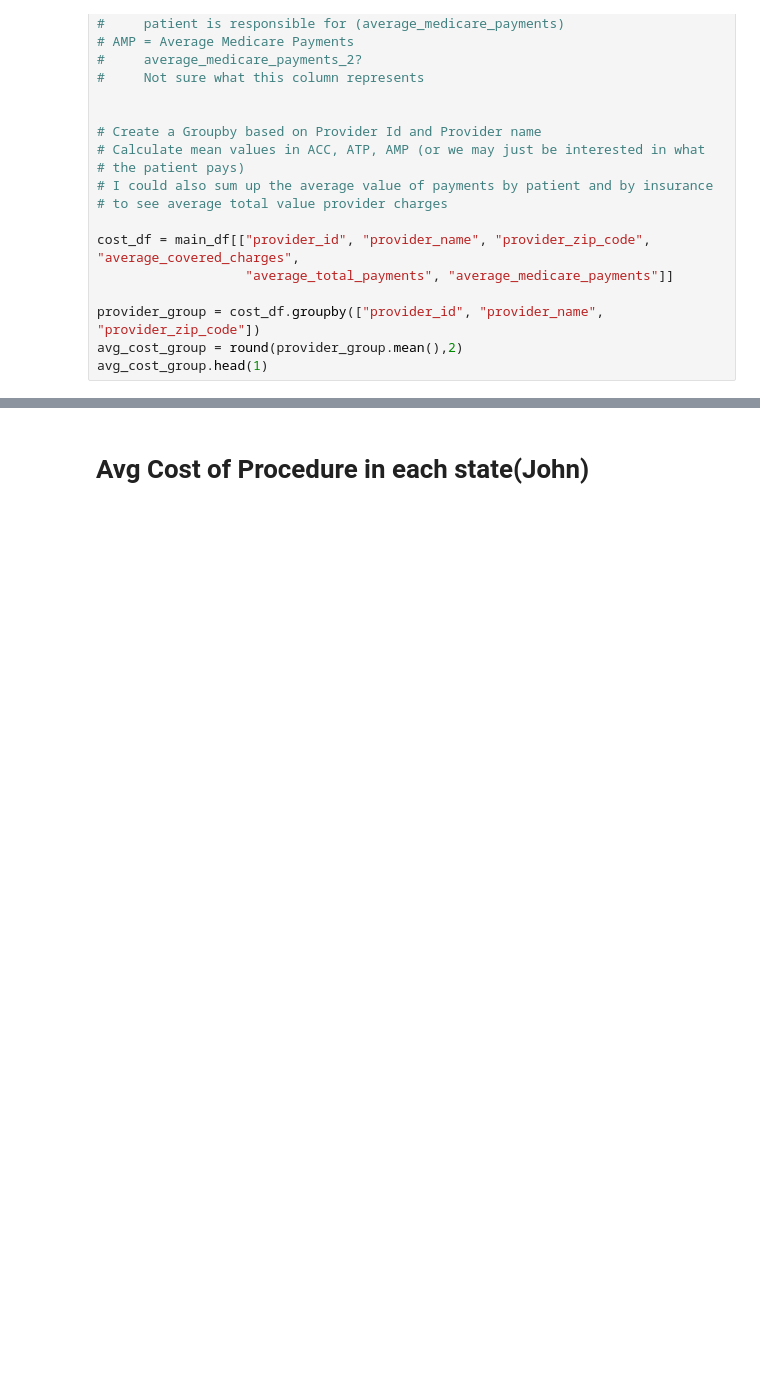
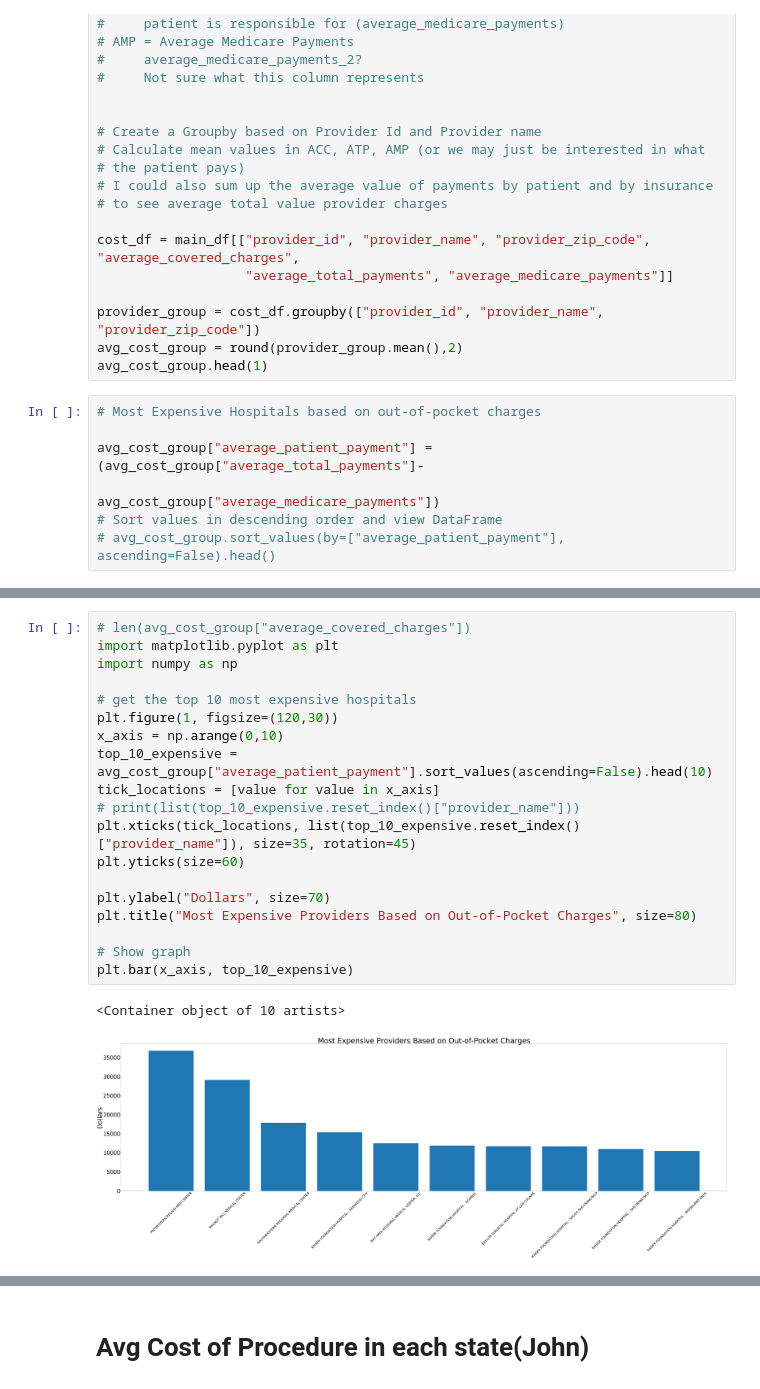
Before and after one commit to jwarlop/BC_Proj001, a Jupyter notebook: main.ipynb, the cells around one changed output, grey strips where cells are left out. Cells and saved outputs as stored; diff of their text form; blank space fills up the shorter version.

```diff
--- a/main.ipynb
+++ b/main.ipynb
@@ -127,3 +127,10 @@ cost_df = main_df[["provider_id", "provider_name", "provider_zip_code", "average
 provider_group = cost_df.groupby(["provider_id", "provider_name", "provider_zip_code"])
 avg_cost_group = round(provider_group.mean(),2)
 avg_cost_group.head(1)
+# %%
+# Most Expensive Hospitals based on out-of-pocket charges
+
+avg_cost_group["average_patient_payment"] = (avg_cost_group["average_total_payments"]-
+                                             avg_cost_group["average_medicare_payments"])
+# Sort values in descending order and view DataFrame
+# avg_cost_group.sort_values(by=["average_patient_payment"], ascending=False).head()
@@ -129,0 +145,22 @@ avg_cost_group.head(1)
+# %%
+# len(avg_cost_group["average_covered_charges"])
+import matplotlib.pyplot as plt
+import numpy as np
+
+# get the top 10 most expensive hospitals
+plt.figure(1, figsize=(120,30))
+x_axis = np.arange(0,10)
+top_10_expensive = avg_cost_group["average_patient_payment"].sort_values(ascending=False).head(10)
+tick_locations = [value for value in x_axis]
+# print(list(top_10_expensive.reset_index()["provider_name"]))
+plt.xticks(tick_locations, list(top_10_expensive.reset_index()["provider_name"]), size=35, rotation=45)
+plt.yticks(size=60)
+
+plt.ylabel("Dollars", size=70)
+plt.title("Most Expensive Providers Based on Out-of-Pocket Charges", size=80)
+
+# Show graph
+plt.bar(x_axis, top_10_expensive)
+# %% [output]
+<Container object of 10 artists>
+[figure, added]
```
Also changed, not shown: parts of 3 cells of this notebook, 1 other file.
